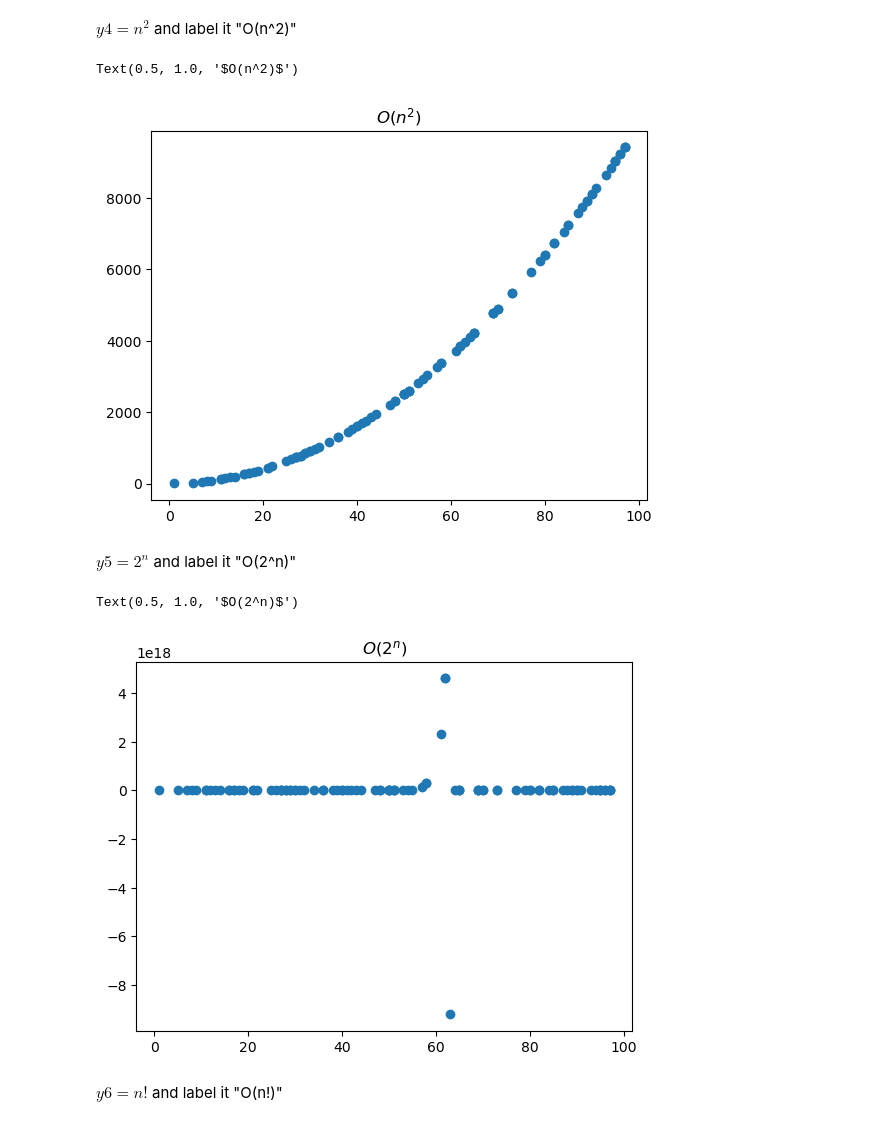
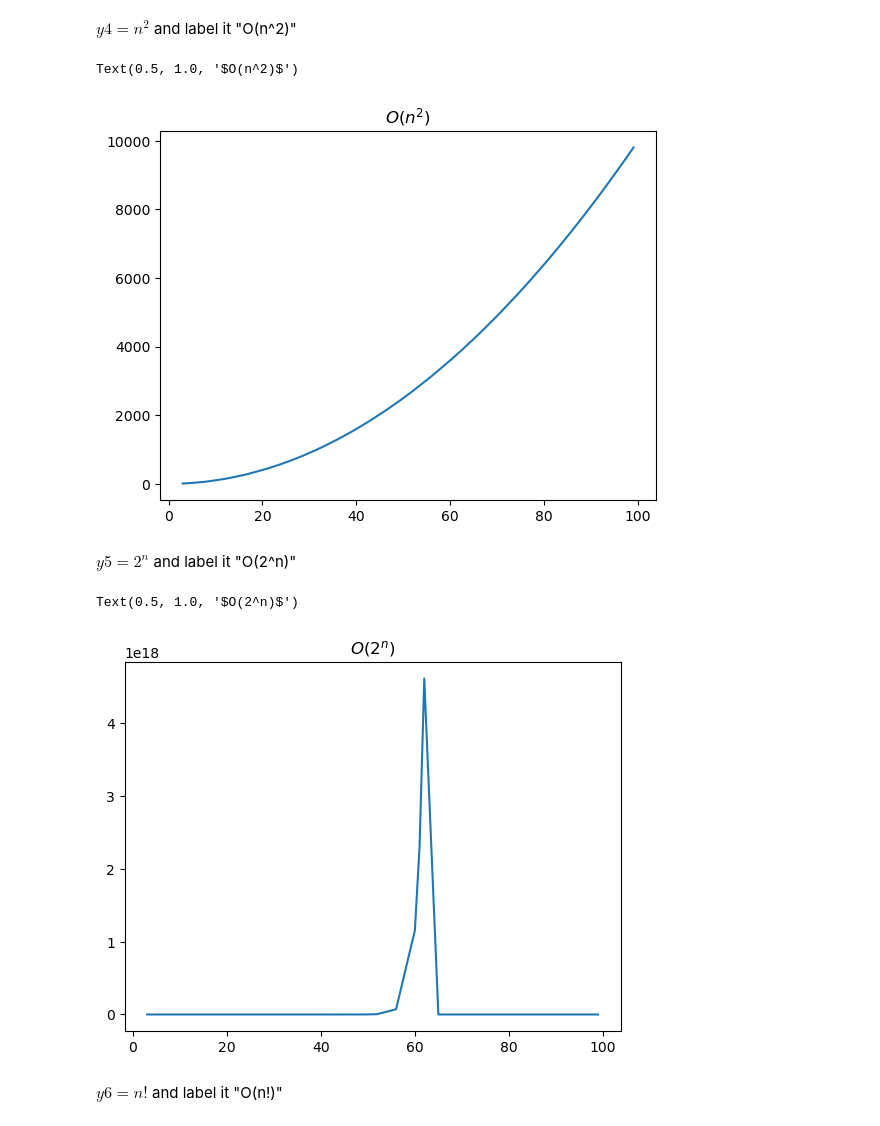
Before and after one commit to JoshuaHolt-Tech/numpy-pandas-visualization-exercises, a Jupyter notebook: big_o_notation.ipynb, the cells around one changed output. Cells and saved outputs as stored; diff of their text form; code cells hidden in the pictures.

```diff
--- a/big_o_notation.ipynb
+++ b/big_o_notation.ipynb
@@ -23,5 +23,6 @@ import matplotlib.pyplot as plt
 from math import log, factorial
 # %%
 x = np.random.randint(1, 100, 100)
+x = np.sort(x)
 x
 # %% [output]
@@ -76,21 +77,22 @@ $y4 = n^2$ and label it "O(n^2)"
 # %%
 y4 = [n**2 for n in x]
 # %%
-plt.scatter(x,y4)
+plt.plot(x,y4)
 plt.title('$O(n^2)$')
 # %% [output]
 Text(0.5, 1.0, '$O(n^2)$')
-[figure, old version]
+[figure, new version]
 # %% [markdown]
 $y5 = 2^n$ and label it "O(2^n)"
 # %%
 y5 = [2 ** n for n in x]
 # %%
-plt.scatter(x,y5)
+plt.plot(x,y5)
 plt.title('$O(2^n)$')
+#This appears to go out of range
 # %% [output]
 Text(0.5, 1.0, '$O(2^n)$')
-[figure, old version]
+[figure, new version]
 # %% [markdown]
 $y6 = n!$ and label it "O(n!)"
 # %%
```
Also changed, not shown: parts of 8 cells of this notebook, 1 other file.
